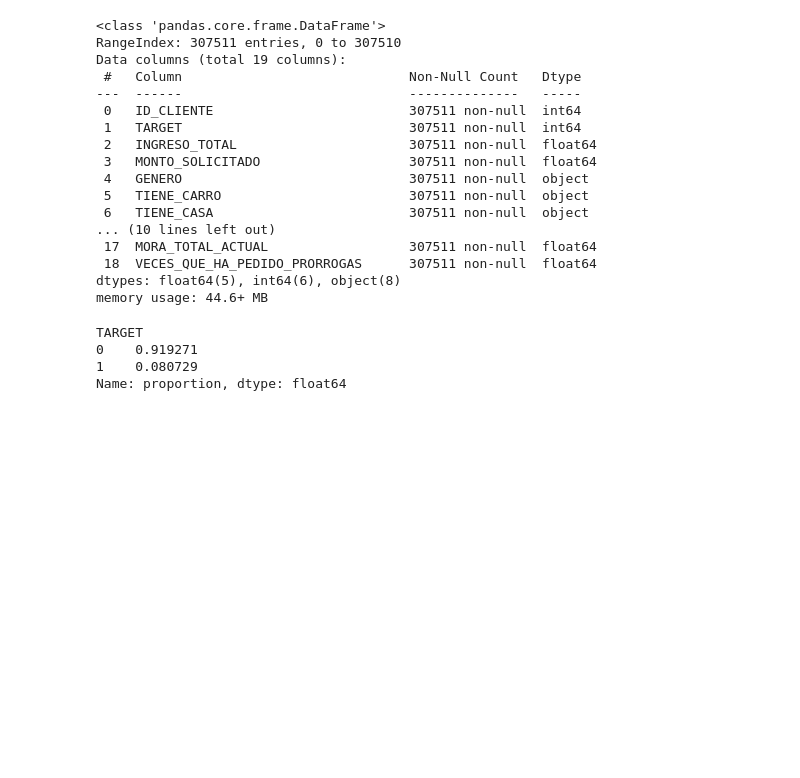
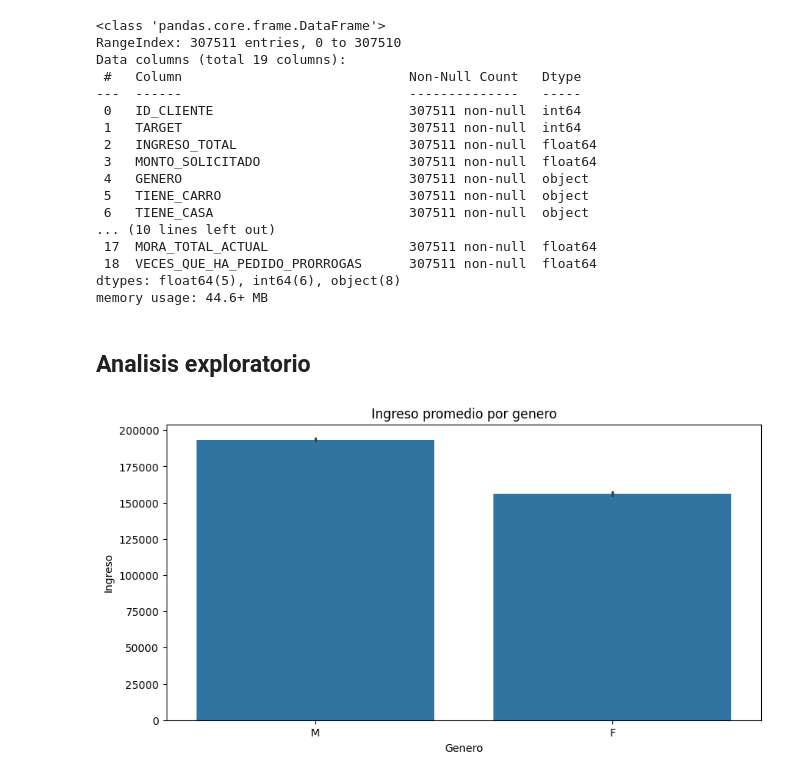
Before and after one commit to JairoVillegas/CREDIT-RISK-ANALYZER., a Jupyter notebook: Notebooks/Exploracion.ipynb, the cells around one changed output. Drawn from its saved outputs; the diff is of its cells as text; code cells hidden in the pictures; blank space fills up the shorter version.

Commit message:
En el notebook terminé el analisis exploratorio dejando comentado insights importantes

```diff
--- a/Notebooks/Exploracion.ipynb
+++ b/Notebooks/Exploracion.ipynb
@@ -1,7 +3,7 @@
 # %%
 import pandas as pd
 # %%
-df = pd.read_csv(r"C:\Users\jairo\OneDrive - Pontificia Universidad Javeriana\Desktop\PROYECTO_RISK_CREDIT\DATA\vista_modelo_riesgo.csv")
+df = pd.read_csv(r"C:\Users\jairo\OneDrive - Pontificia Universidad Javeriana\Desktop\PROYECTO_CREDIT_RISK\DATA\vista_modelo_riesgo.csv")
 # %%
 df.info()
 # %% [output]
@@ -58 +68,3 @@ df["VECES_QUE_HA_PEDIDO_PRORROGAS"] = df["VECES_QUE_HA_PEDIDO_PRORROGAS"].fillna
+# %%
+df["GENERO"] = df["GENERO"].replace("XNA","F") #El valor XNA lo rellenamos con Femenino ya que son el genero más común
 # %%
@@ -75,10 +88,5 @@ Data columns (total 19 columns):
  18  VECES_QUE_HA_PEDIDO_PRORROGAS      307511 non-null  float64
 dtypes: float64(5), int64(6), object(8)
 memory usage: 44.6+ MB
-# %%
-df["TARGET"].value_counts(normalize=True)
-# %% [output]
-TARGET
-0    0.919271
-1    0.080729
-Name: proportion, dtype: float64
+# %% [markdown]
+## Analisis exploratorio
@@ -84,0 +96,10 @@ Name: proportion, dtype: float64
+# %%
+plt.figure(figsize=(10,5))
+sns.barplot(data=df,x="GENERO",y="INGRESO_TOTAL")
+plt.title("Ingreso promedio por genero")
+plt.xlabel("Genero")
+plt.ylabel("Ingreso")
+plt.show()
+#Aunque hay muchas más mujeres, el ingreso promedio de los hombres es mayor
+# %% [output]
+[figure, added]
```
Also changed, not shown: parts of 21 cells of this notebook.
